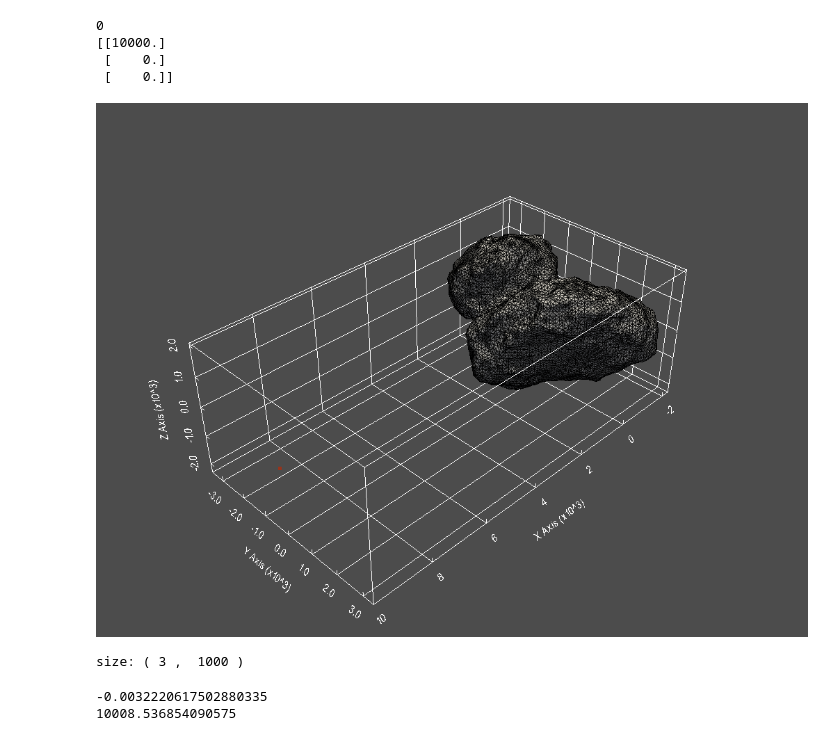
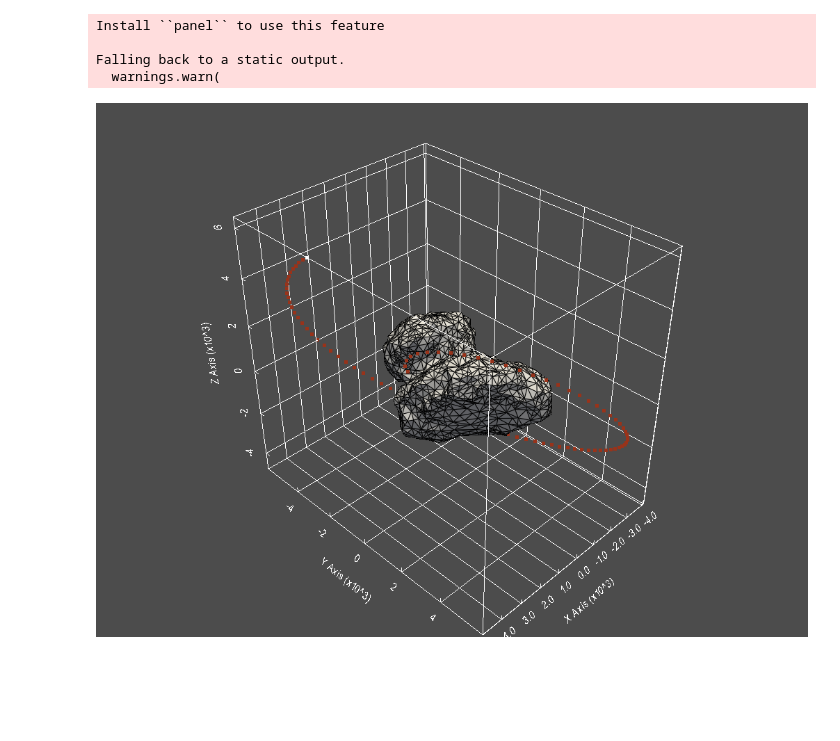
Before and after one commit to rasmusmarak/TOSS, a Jupyter notebook: Introductory Tests/UDP_basic.ipynb, the cells around one changed output. Cells and saved outputs as stored; diff of their text form; code cells hidden in the pictures; blank space fills up the shorter version.

```diff
--- a/Introductory Tests/UDP_basic.ipynb
+++ b/Introductory Tests/UDP_basic.ipynb
@@ -119,0 +123,2 @@ class basic_udp:
+# %%
+udp = basic_udp()
@@ -119,0 +151,4 @@ class basic_udp:
+# %%
+# Optimization
+algo.set_verbosity(1)
+pop = algo.evolve(pop)
@@ -120,29 +173,7 @@ class basic_udp:
 # %%
-
-# Defining problem
-prob = pg.problem(basic_udp())
-print(prob)
-
-# Defining algorithm
-algo = pg.algorithm(pg.de(gen = 20))
-pop = pg.population(prob = basic_udp(), size = 10)
-
-# Optimization
-pop = algo.evolve(pop)
-
 # Logs for output
 uda = algo.extract(pg.de)
-uda.get_log()
+#uda.get_log()
 print("Champion fitness value: ", pop.champion_f)
 print("Champion chromosome: ", pop.champion_x)
-
-# Retrieving champion chromosome
-x = pop.champion_x
-sol = basic_udp()
-
-# Computing optimized trajectory
-fit_val, r_store, v_store = sol.compute_trajectory(x)
-
-# Plotting trajectory
-sol.plot_trajectory(r_store)
 # %% [output]
@@ -166,30 +183,15 @@ Problem name: <class '__main__.basic_udp'>
 # %%
-
-x = [10000, 0, 0, -100, 10, 1]
-
-test = basic_udp()
+# Retrieving champion chromosome
+x = pop.champion_x
 
 # Computing optimized trajectory
-fit_val, r_store, v_store = test.compute_trajectory(x)
+fit_val, r_store, v_store = udp.compute_trajectory(x)
 
-print(fit_val)
-
-print(r_store)
-
-test.plot_trajectory(r_store)
+# Plotting trajectory
+udp.plot_trajectory(r_store)
 # %% [output]
-0
-[[10000.]
- [    0.]
- [    0.]]
+Install ``panel`` to use this feature
+
+Falling back to a static output.
+  warnings.warn(
-[figure, old version]
+[figure, new version]
-# %%
-print("size: (", len(r_store), ", ", len(r_store[0]), ")")
-# %% [output]
-size: ( 3 ,  1000 )
-# %%
-print(r_store.min())
-print(r_store.max())
-# %% [output]
--0.0032220617502880335
-10008.536854090575
```
Also changed, not shown: parts of 7 cells of this notebook, 1 other file.
